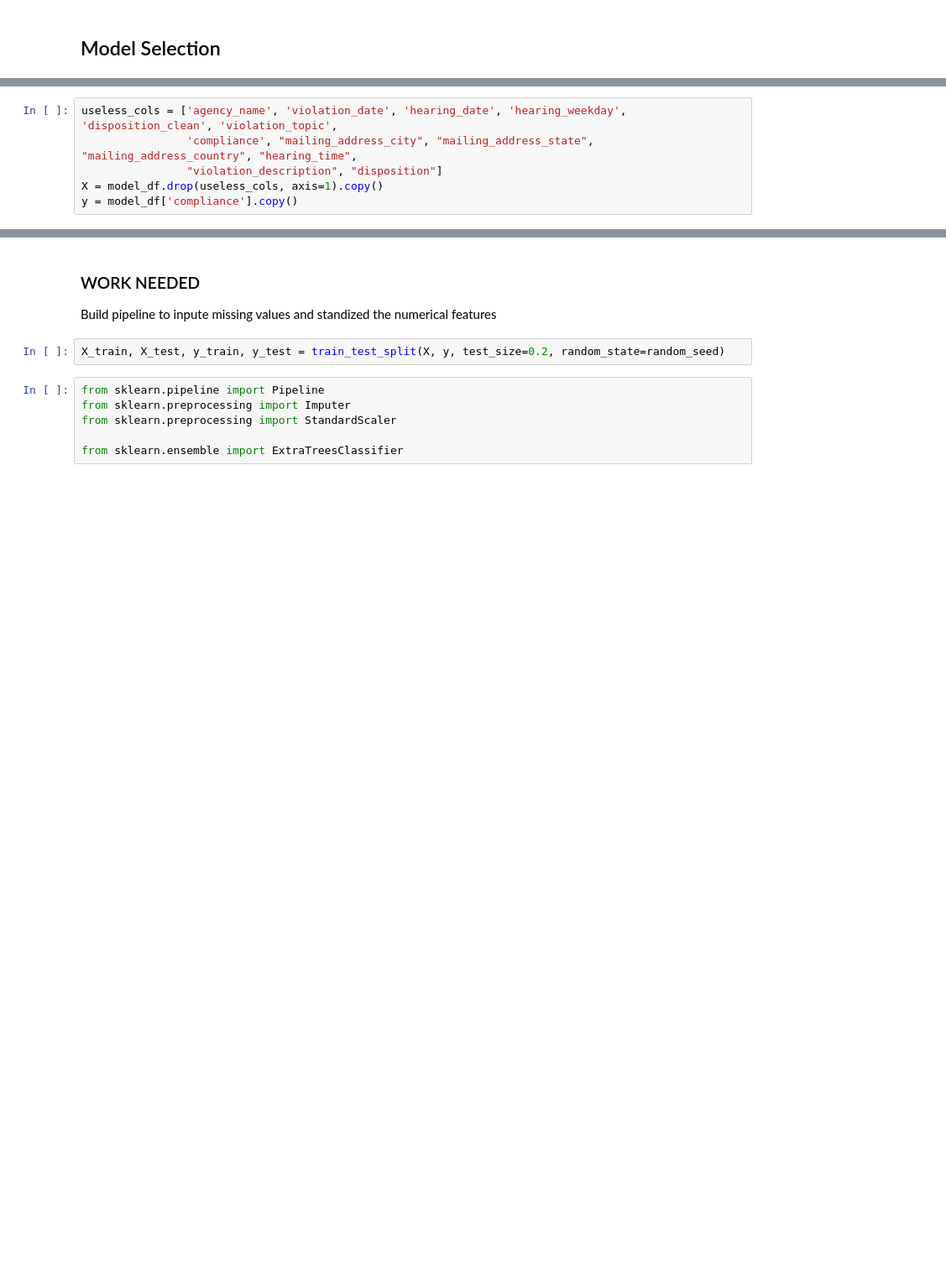
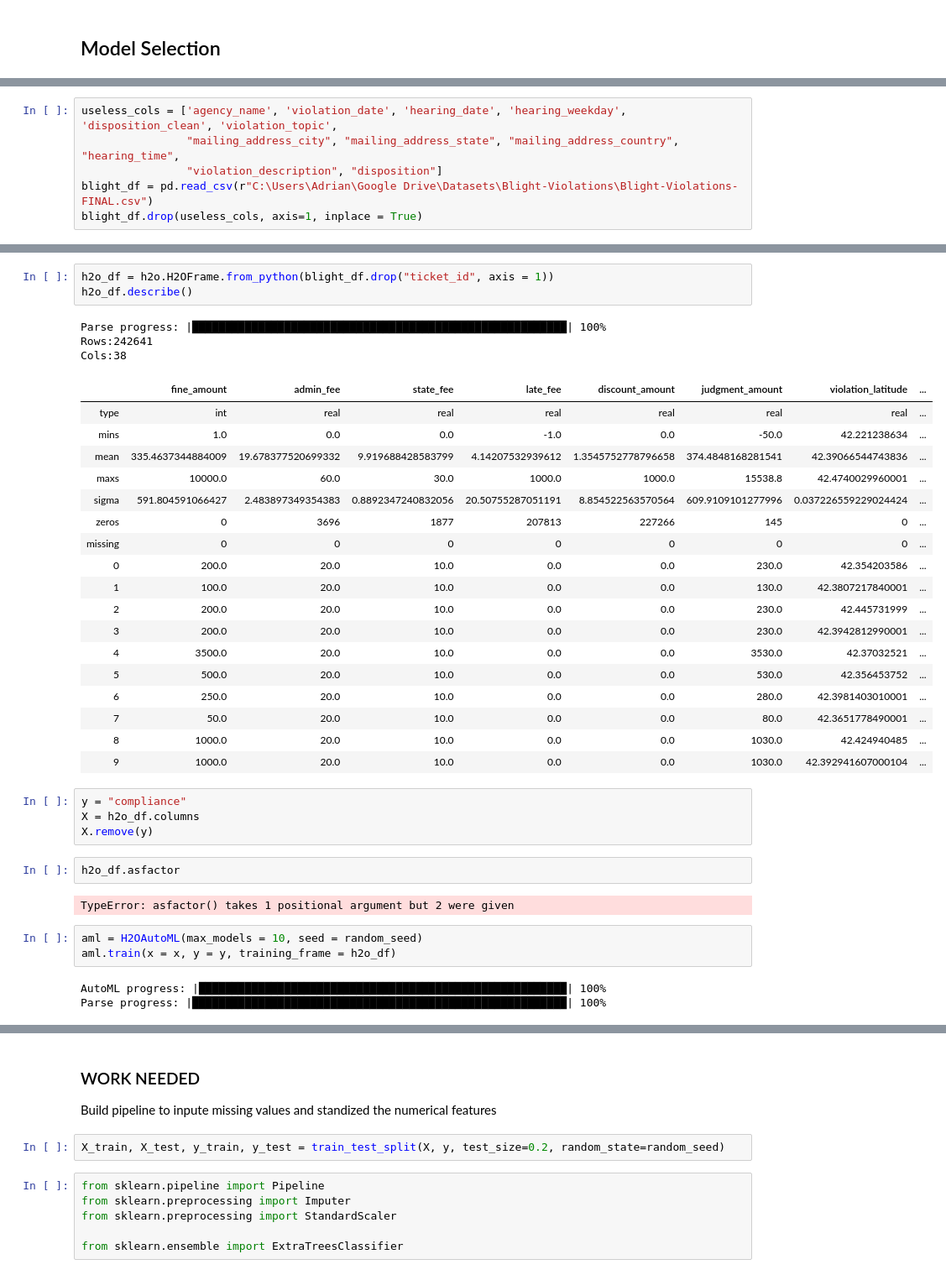
Before and after one commit to jesadrperez/Competitions, a Jupyter notebook: Blight-Violations-DRAFT.ipynb, the cells around one changed output, grey strips where cells are left out. Shown at 84% size. Saved outputs shown, nothing was run; the diff lists cells and outputs as text; blank space fills up the shorter version.

Commit message:
h2o model building

```diff
--- a/Blight-Violations-DRAFT.ipynb
+++ b/Blight-Violations-DRAFT.ipynb
@@ -1088,6 +1087,6 @@ model_df = model_df[~model_df["days_difference"].isnull()]
 # %%
 useless_cols = ['agency_name', 'violation_date', 'hearing_date', 'hearing_weekday', 'disposition_clean', 'violation_topic',
-                'compliance', "mailing_address_city", "mailing_address_state", "mailing_address_country", "hearing_time",
+                "mailing_address_city", "mailing_address_state", "mailing_address_country", "hearing_time",
                 "violation_description", "disposition"]
-X = model_df.drop(useless_cols, axis=1).copy()
-y = model_df['compliance'].copy()
+blight_df = pd.read_csv(r"C:\Users\Adrian\Google Drive\Datasets\Blight-Violations\Blight-Violations-FINAL.csv")
+blight_df.drop(useless_cols, axis=1, inplace = True)
@@ -1093,0 +1126,39 @@ y = model_df['compliance'].copy()
+# %%
+h2o_df = h2o.H2OFrame.from_python(blight_df.drop("ticket_id", axis = 1))
+h2o_df.describe()
+# %% [output]
+Parse progress: |█████████████████████████████████████████████████████████| 100%
+Rows:242641
+Cols:38
+|  | fine_amount | admin_fee | state_fee | late_fee | discount_amount | judgment_amount | violation_latitude | ... |
+| type | int | real | real | real | real | real | real | ... |
+| mins | 1.0 | 0.0 | 0.0 | -1.0 | 0.0 | -50.0 | 42.221238634 | ... |
+| mean | 335.4637344884009 | 19.678377520699332 | 9.919688428583799 | 4.14207532939612 | 1.3545752778796658 | 374.4848168281541 | 42.39066544743836 | ... |
+| maxs | 10000.0 | 60.0 | 30.0 | 1000.0 | 1000.0 | 15538.8 | 42.4740029960001 | ... |
+| sigma | 591.804591066427 | 2.483897349354383 | 0.8892347240832056 | 20.50755287051191 | 8.854522563570564 | 609.9109101277996 | 0.037226559229024424 | ... |
+| zeros | 0 | 3696 | 1877 | 207813 | 227266 | 145 | 0 | ... |
+| missing | 0 | 0 | 0 | 0 | 0 | 0 | 0 | ... |
+| 0 | 200.0 | 20.0 | 10.0 | 0.0 | 0.0 | 230.0 | 42.354203586 | ... |
+| 1 | 100.0 | 20.0 | 10.0 | 0.0 | 0.0 | 130.0 | 42.3807217840001 | ... |
+| 2 | 200.0 | 20.0 | 10.0 | 0.0 | 0.0 | 230.0 | 42.445731999 | ... |
+| 3 | 200.0 | 20.0 | 10.0 | 0.0 | 0.0 | 230.0 | 42.3942812990001 | ... |
+| 4 | 3500.0 | 20.0 | 10.0 | 0.0 | 0.0 | 3530.0 | 42.37032521 | ... |
+| 5 | 500.0 | 20.0 | 10.0 | 0.0 | 0.0 | 530.0 | 42.356453752 | ... |
+| 6 | 250.0 | 20.0 | 10.0 | 0.0 | 0.0 | 280.0 | 42.3981403010001 | ... |
+| 7 | 50.0 | 20.0 | 10.0 | 0.0 | 0.0 | 80.0 | 42.3651778490001 | ... |
+| 8 | 1000.0 | 20.0 | 10.0 | 0.0 | 0.0 | 1030.0 | 42.424940485 | ... |
+| 9 | 1000.0 | 20.0 | 10.0 | 0.0 | 0.0 | 1030.0 | 42.392941607000104 | ... |
+# %%
+y = "compliance"
+X = h2o_df.columns
+X.remove(y)
+# %%
+h2o_df.asfactor
+# %% [output]
+TypeError: asfactor() takes 1 positional argument but 2 were given
+# %%
+aml = H2OAutoML(max_models = 10, seed = random_seed)
+aml.train(x = x, y = y, training_frame = h2o_df)
+# %% [output]
+AutoML progress: |████████████████████████████████████████████████████████| 100%
+Parse progress: |█████████████████████████████████████████████████████████| 100%
```
Also changed, not shown: parts of 5 cells of this notebook.
